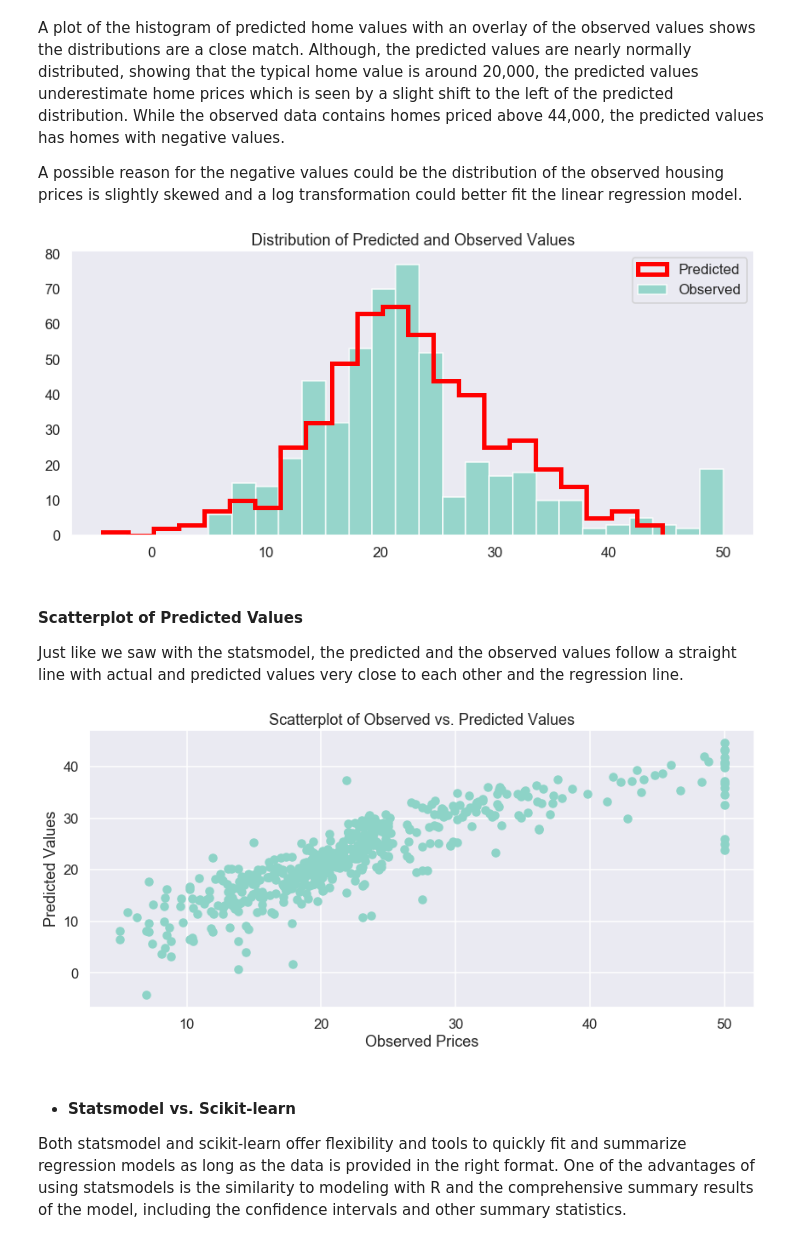
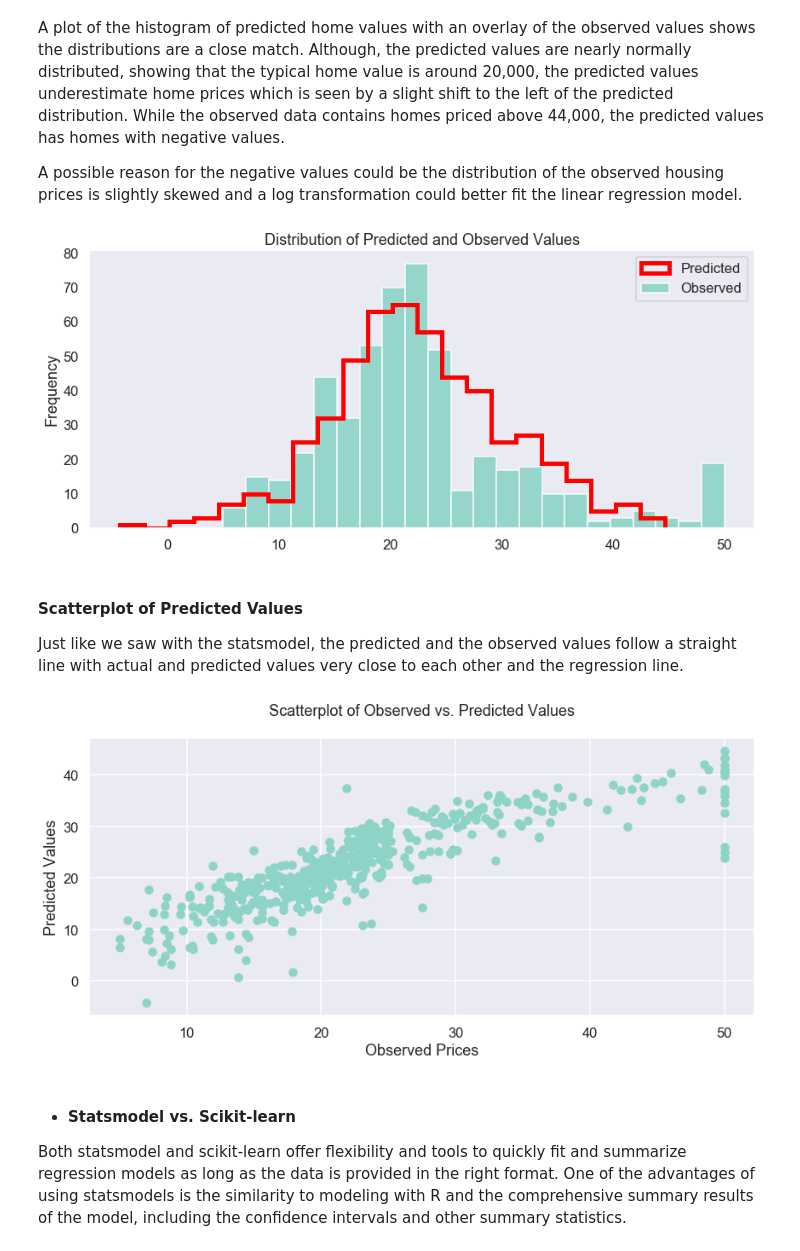
Before and after one commit to MeierG/Data-Science-Projects, a Jupyter notebook: Boston-housing-linear-regression/Boston-housing-Linear_Regression.ipynb, the cells around one changed output. Saved outputs shown, nothing was run; the diff lists cells and outputs as text; code cells hidden in the pictures.

```diff
--- a/Boston-housing-linear-regression/Boston-housing-Linear_Regression.ipynb
+++ b/Boston-housing-linear-regression/Boston-housing-Linear_Regression.ipynb
@@ -340,6 +333,7 @@ _=sns.regplot(y="PRICE", x="RM", data=bos, fit_reg = True, line_kws={"color": "r
 # %% [markdown]
 <p>TThe following scatterplot fits the linear regression of median housing prices ~ log10 transformed crime rate per capita, with a 95% confidence interval. Thus, the plot shows a negative relation between crime rate and housing prices. As crime rate increases, home values decrease.</p>
 # %%
+_=sns.set_style('darkgrid')
 _=plt.rcParams['figure.figsize']=[14,6]
 _=sns.regplot(y="PRICE", x=np.log10(bos.CRIM), data=bos, fit_reg = True, line_kws={"color": "red"})
 # %% [output]
@@ -351,6 +345,7 @@ _=sns.regplot(y="PRICE", x=np.log10(bos.CRIM), data=bos, fit_reg = True, line_kw
 #### Investigating Other Variables
 <p>A histogram of crime rate per capita shows that the data is overly dispersed with isolated instances of large rates highly skewing the data. Hence, a logarithmic transformation is done to reduce the variability of the data and turn it into a nearly normal distribution to fit the linear regression model and better distinguish the distribution of all the data.</p>
 # %%
+_=sns.set_style('darkgrid')
 _=plt.rcParams['figure.figsize']=[14,6]
 _=plt.hist(bos.CRIM)
 _=plt.xlabel("Crime rate per capita")
@@ -388,6 +383,7 @@ _=plt.ylabel("Frequencey")
 # %% [markdown]
 </p>Distribution of proportion of non-retail business acres per town and air pollution.</p>
 # %%
+_=sns.set_style('darkgrid')
 _=plt.subplot(1,2,1)
 _=plt.hist(bos.INDUS)
 _=plt.title('Distribution INDUS')
@@ -476,6 +472,7 @@ Let's see how our model actually fit our data. We can see below that there is a
 ### Observed vs. Predicted
 <p>A scatter plot of the observed vs. the predicted values shows that most values follow a constant pattern along a straight line, particularly between $\$10,000$ and $\$40,000$. The minimal distance between the actual and predicted values across the line around these prices shows the model’s estimations closely follow the observed values.</p>
 # %%
+_=plt.style.use('dark_background')
 _=plt.rcParams['figure.figsize']=[14,6]
 _=sns.scatterplot(x=bos.PRICE, y=m.fittedvalues, hue = bos.med_val)
 _=plt.xlabel("Observed Median Housing Prices")
@@ -611,20 +598,21 @@ _=plt.hist(bos.PRICE, alpha = 0.9, bins=int(np.sqrt(len(bos))))
 _=plt.hist(lm.predict(X),histtype='step', linewidth=5, color = 'red',bins=int(np.sqrt(len(bos))))
 _=plt.legend(['Predicted','Observed'])
 _=plt.title('Distribution of Predicted and Observed Values')
+_=plt.ylabel('Frequency')
 # %% [output]
-[figure, old version]
+[figure, new version]
 # %% [markdown]
 #### Scatterplot of Predicted Values
 <p>Just like we saw with the statsmodel, the predicted and the observed values follow a straight line with actual and predicted values very close to each other and the regression line.</p>
 # %%
 _=plt.rcParams['figure.figsize']=[14,6]
 _=sns.set_style('darkgrid')
 _=plt.scatter(x = bos.PRICE, y = lm.predict(X))
-_=plt.title('Scatterplot of Observed vs. Predicted Values')
+_=plt.title('Scatterplot of Observed vs. Predicted Values\n')
 _=plt.xlabel('Observed Prices')
 _=plt.ylabel('Predicted Values')
 # %% [output]
-[figure, old version]
+[figure, new version]
 # %% [markdown]
 * #### Statsmodel vs. Scikit-learn
 
```
Also changed, not shown: parts of 35 cells of this notebook.
